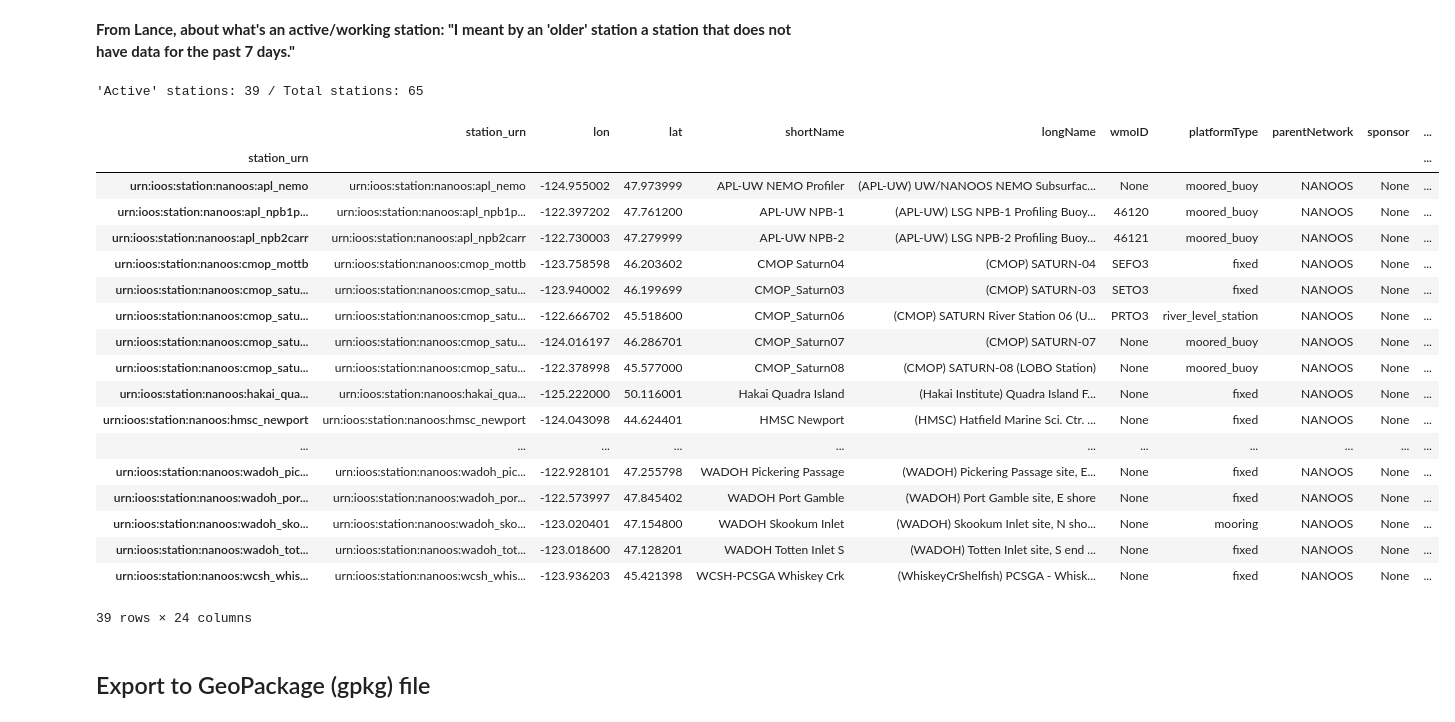
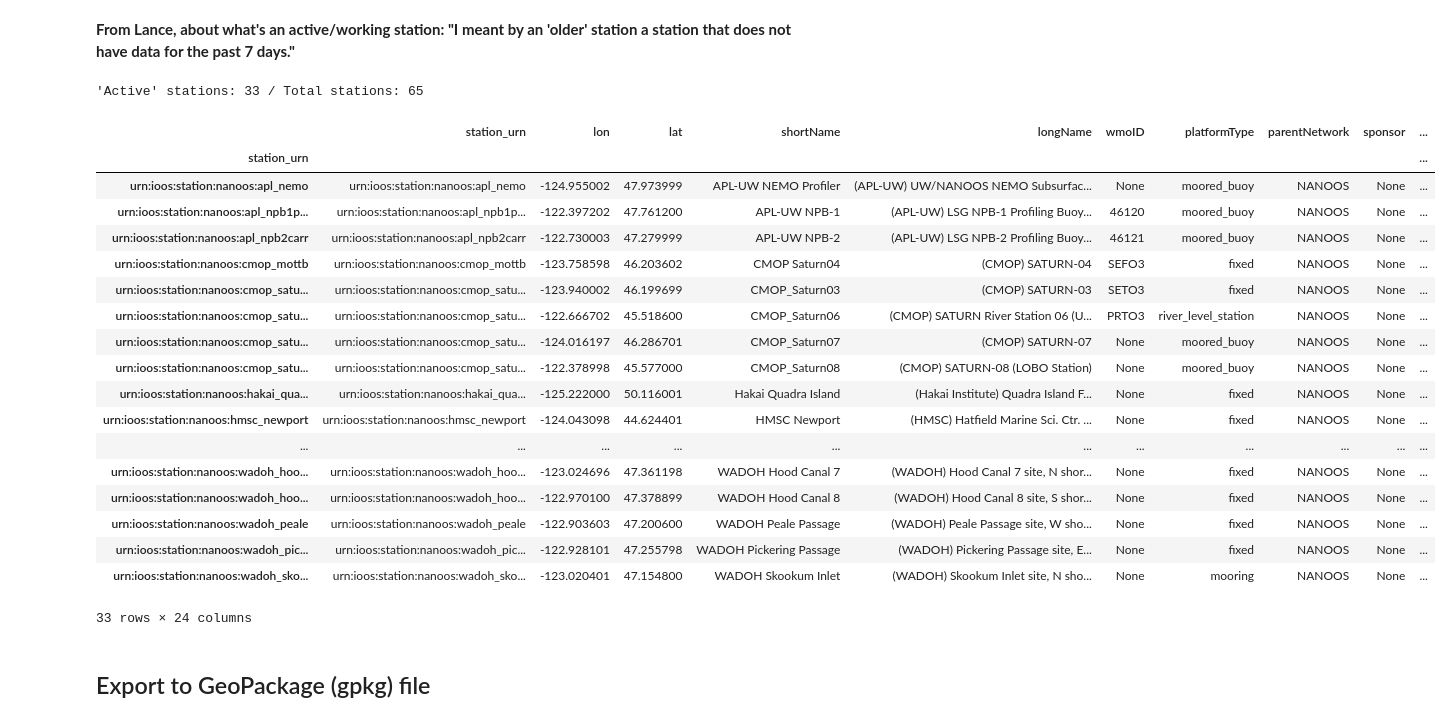
Before and after one commit to mwengren/ioos-ws, a Jupyter notebook: SensorMLparsing_IOOSSOS.ipynb, the cells around one changed output. Cells and saved outputs as stored; diff of their text form; code cells hidden in the pictures.

```diff
--- a/SensorMLparsing_IOOSSOS.ipynb
+++ b/SensorMLparsing_IOOSSOS.ipynb
@@ -69,11 +69,11 @@ def get_stations_df(sos_url, station_urns_sel=None):
             sml = sml_lst[station_idx]
 
         #debug MW:
+        #first doesn't work:
         #print(sml._root.text_content)
         #print(etree.tostring(sml._root))
-        #print("station_idx: " + str(station_idx))
-        if station_idx == 0:
-                print(etree.tostring(sml._root))
+        #if station_idx == 0:
+        #        print(etree.tostring(sml._root))
 
         ds = IoosDescribeSensor(sml._root)
         #debug MW:
@@ -221,33 +203,34 @@ stations_gdf = gpd.GeoDataFrame(stations_df, geometry=geometry, crs=crs)
 # %% [markdown]
 **From Lance, about what's an active/working station: "I meant by an 'older' station a station that does not have data for the past 7 days."**
 # %%
-active_cnt = len(stations_gdf[stations_gdf.ending > '2016-10-01'])
+station_active_date = datetime.today() - timedelta(days=7)
+active_cnt = len(stations_gdf[stations_gdf.ending > station_active_date.isoformat()])
 total_cnt = len(stations_gdf)
 print("'Active' stations: %d / Total stations: %d" % (active_cnt, total_cnt))
 # %% [output]
-'Active' stations: 39 / Total stations: 65
+'Active' stations: 33 / Total stations: 65
 # %%
-stations_gdf[stations_gdf.ending > '2016-10-01']
+stations_gdf[stations_gdf.ending > station_active_date.isoformat()]
 # %% [output]
 |  | station_urn | lon | lat | shortName | longName | wmoID | platformType | parentNetwork | sponsor | ... |
 | station_urn |  |  |  |  |  |  |  |  |  | ... |
 | urn:ioos:station:nanoos:apl_nemo | urn:ioos:station:nanoos:apl_nemo | -124.955002 | 47.973999 | APL-UW NEMO Profiler | (APL-UW) UW/NANOOS NEMO Subsurfac... | None | moored_buoy | NANOOS | None | ... |
 | urn:ioos:station:nanoos:apl_npb1p... | urn:ioos:station:nanoos:apl_npb1p... | -122.397202 | 47.761200 | APL-UW NPB-1 | (APL-UW) LSG NPB-1 Profiling Buoy... | 46120 | moored_buoy | NANOOS | None | ... |
 | urn:ioos:station:nanoos:apl_npb2carr | urn:ioos:station:nanoos:apl_npb2carr | -122.730003 | 47.279999 | APL-UW NPB-2 | (APL-UW) LSG NPB-2 Profiling Buoy... | 46121 | moored_buoy | NANOOS | None | ... |
 | urn:ioos:station:nanoos:cmop_mottb | urn:ioos:station:nanoos:cmop_mottb | -123.758598 | 46.203602 | CMOP Saturn04 | (CMOP) SATURN-04 | SEFO3 | fixed | NANOOS | None | ... |
 | urn:ioos:station:nanoos:cmop_satu... | urn:ioos:station:nanoos:cmop_satu... | -123.940002 | 46.199699 | CMOP_Saturn03 | (CMOP) SATURN-03 | SETO3 | fixed | NANOOS | None | ... |
 | urn:ioos:station:nanoos:cmop_satu... | urn:ioos:station:nanoos:cmop_satu... | -122.666702 | 45.518600 | CMOP_Saturn06 | (CMOP) SATURN River Station 06 (U... | PRTO3 | river_level_station | NANOOS | None | ... |
 | urn:ioos:station:nanoos:cmop_satu... | urn:ioos:station:nanoos:cmop_satu... | -124.016197 | 46.286701 | CMOP_Saturn07 | (CMOP) SATURN-07 | None | moored_buoy | NANOOS | None | ... |
 | urn:ioos:station:nanoos:cmop_satu... | urn:ioos:station:nanoos:cmop_satu... | -122.378998 | 45.577000 | CMOP_Saturn08 | (CMOP) SATURN-08 (LOBO Station) | None | moored_buoy | NANOOS | None | ... |
 | urn:ioos:station:nanoos:hakai_qua... | urn:ioos:station:nanoos:hakai_qua... | -125.222000 | 50.116001 | Hakai Quadra Island | (Hakai Institute) Quadra Island F... | None | fixed | NANOOS | None | ... |
 | urn:ioos:station:nanoos:hmsc_newport | urn:ioos:station:nanoos:hmsc_newport | -124.043098 | 44.624401 | HMSC Newport | (HMSC) Hatfield Marine Sci. Ctr. ... | None | fixed | NANOOS | None | ... |
 | ... | ... | ... | ... | ... | ... | ... | ... | ... | ... | ... |
+| urn:ioos:station:nanoos:wadoh_hoo... | urn:ioos:station:nanoos:wadoh_hoo... | -123.024696 | 47.361198 | WADOH Hood Canal 7 | (WADOH) Hood Canal 7 site, N shor... | None | fixed | NANOOS | None | ... |
+| urn:ioos:station:nanoos:wadoh_hoo... | urn:ioos:station:nanoos:wadoh_hoo... | -122.970100 | 47.378899 | WADOH Hood Canal 8 | (WADOH) Hood Canal 8 site, S shor... | None | fixed | NANOOS | None | ... |
+| urn:ioos:station:nanoos:wadoh_peale | urn:ioos:station:nanoos:wadoh_peale | -122.903603 | 47.200600 | WADOH Peale Passage | (WADOH) Peale Passage site, W sho... | None | fixed | NANOOS | None | ... |
 | urn:ioos:station:nanoos:wadoh_pic... | urn:ioos:station:nanoos:wadoh_pic... | -122.928101 | 47.255798 | WADOH Pickering Passage | (WADOH) Pickering Passage site, E... | None | fixed | NANOOS | None | ... |
-| urn:ioos:station:nanoos:wadoh_por... | urn:ioos:station:nanoos:wadoh_por... | -122.573997 | 47.845402 | WADOH Port Gamble | (WADOH) Port Gamble site, E shore | None | fixed | NANOOS | None | ... |
 | urn:ioos:station:nanoos:wadoh_sko... | urn:ioos:station:nanoos:wadoh_sko... | -123.020401 | 47.154800 | WADOH Skookum Inlet | (WADOH) Skookum Inlet site, N sho... | None | mooring | NANOOS | None | ... |
-| urn:ioos:station:nanoos:wadoh_tot... | urn:ioos:station:nanoos:wadoh_tot... | -123.018600 | 47.128201 | WADOH Totten Inlet S | (WADOH) Totten Inlet site, S end ... | None | fixed | NANOOS | None | ... |
-| urn:ioos:station:nanoos:wcsh_whis... | urn:ioos:station:nanoos:wcsh_whis... | -123.936203 | 45.421398 | WCSH-PCSGA Whiskey Crk | (WhiskeyCrShelfish) PCSGA - Whisk... | None | fixed | NANOOS | None | ... |
-39 rows × 24 columns
+33 rows × 24 columns
 # %% [markdown]
 ## Export to GeoPackage (gpkg) file
 # %%
```
Also changed, not shown: parts of 3 cells of this notebook.
